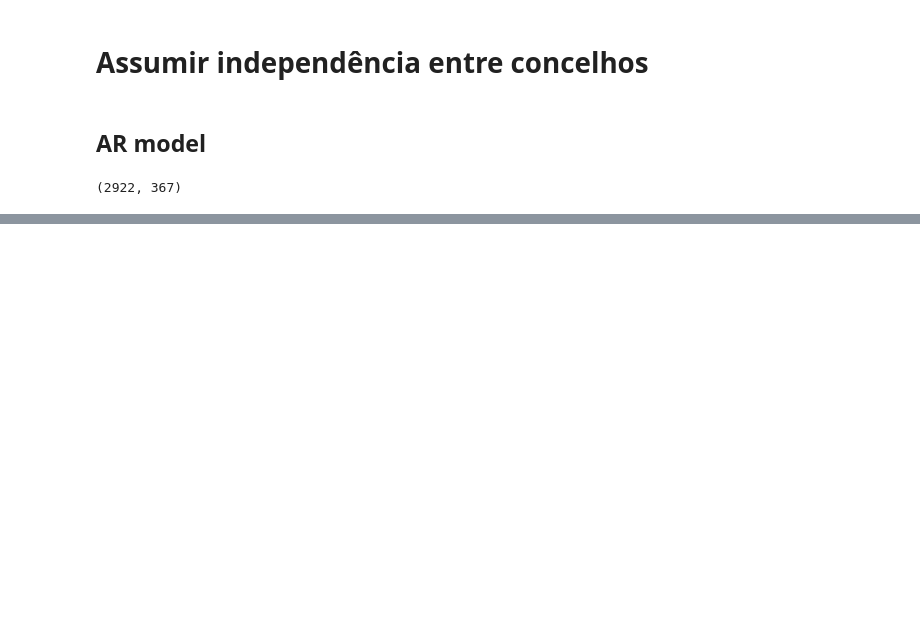
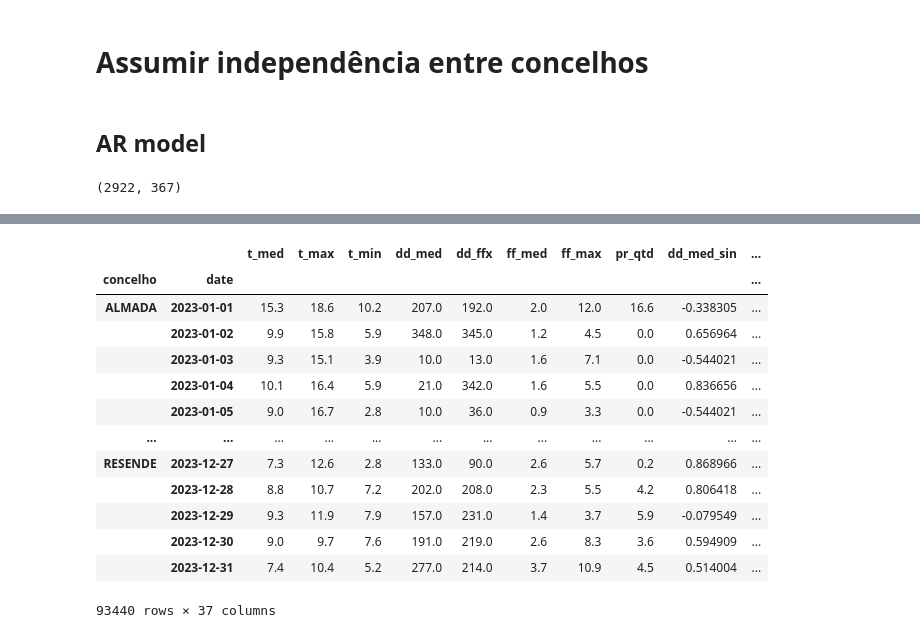
Before and after one commit to Vullkano/pfacd, a Jupyter notebook: src/modeling/modeling_cum.ipynb, the cells around one changed output, grey strips where cells are left out. Drawn from its saved outputs; the diff is of its cells as text; code cells hidden in the pictures; blank space fills up the shorter version.

```diff
--- a/src/modeling/modeling_cum.ipynb
+++ b/src/modeling/modeling_cum.ipynb
@@ -519,0 +556,17 @@ TypeError: unsupported operand type(s) for -: 'tuple' and 'tuple'
+# %%
+cum_diarios[cum_diarios.index.get_level_values(1).year == 2023]
+# %% [output]
+|  |  | t_med | t_max | t_min | dd_med | dd_ffx | ff_med | ff_max | pr_qtd | dd_med_sin | ... |
+| concelho | date |  |  |  |  |  |  |  |  |  | ... |
+| ALMADA | 2023-01-01 | 15.3 | 18.6 | 10.2 | 207.0 | 192.0 | 2.0 | 12.0 | 16.6 | -0.338305 | ... |
+|  | 2023-01-02 | 9.9 | 15.8 | 5.9 | 348.0 | 345.0 | 1.2 | 4.5 | 0.0 | 0.656964 | ... |
+|  | 2023-01-03 | 9.3 | 15.1 | 3.9 | 10.0 | 13.0 | 1.6 | 7.1 | 0.0 | -0.544021 | ... |
+|  | 2023-01-04 | 10.1 | 16.4 | 5.9 | 21.0 | 342.0 | 1.6 | 5.5 | 0.0 | 0.836656 | ... |
+|  | 2023-01-05 | 9.0 | 16.7 | 2.8 | 10.0 | 36.0 | 0.9 | 3.3 | 0.0 | -0.544021 | ... |
+| ... | ... | ... | ... | ... | ... | ... | ... | ... | ... | ... | ... |
+| RESENDE | 2023-12-27 | 7.3 | 12.6 | 2.8 | 133.0 | 90.0 | 2.6 | 5.7 | 0.2 | 0.868966 | ... |
+|  | 2023-12-28 | 8.8 | 10.7 | 7.2 | 202.0 | 208.0 | 2.3 | 5.5 | 4.2 | 0.806418 | ... |
+|  | 2023-12-29 | 9.3 | 11.9 | 7.9 | 157.0 | 231.0 | 1.4 | 3.7 | 5.9 | -0.079549 | ... |
+|  | 2023-12-30 | 9.0 | 9.7 | 7.6 | 191.0 | 219.0 | 2.6 | 8.3 | 3.6 | 0.594909 | ... |
+|  | 2023-12-31 | 7.4 | 10.4 | 5.2 | 277.0 | 214.0 | 3.7 | 10.9 | 4.5 | 0.514004 | ... |
+93440 rows × 37 columns
```
Also changed, not shown: parts of 5 cells of this notebook.
